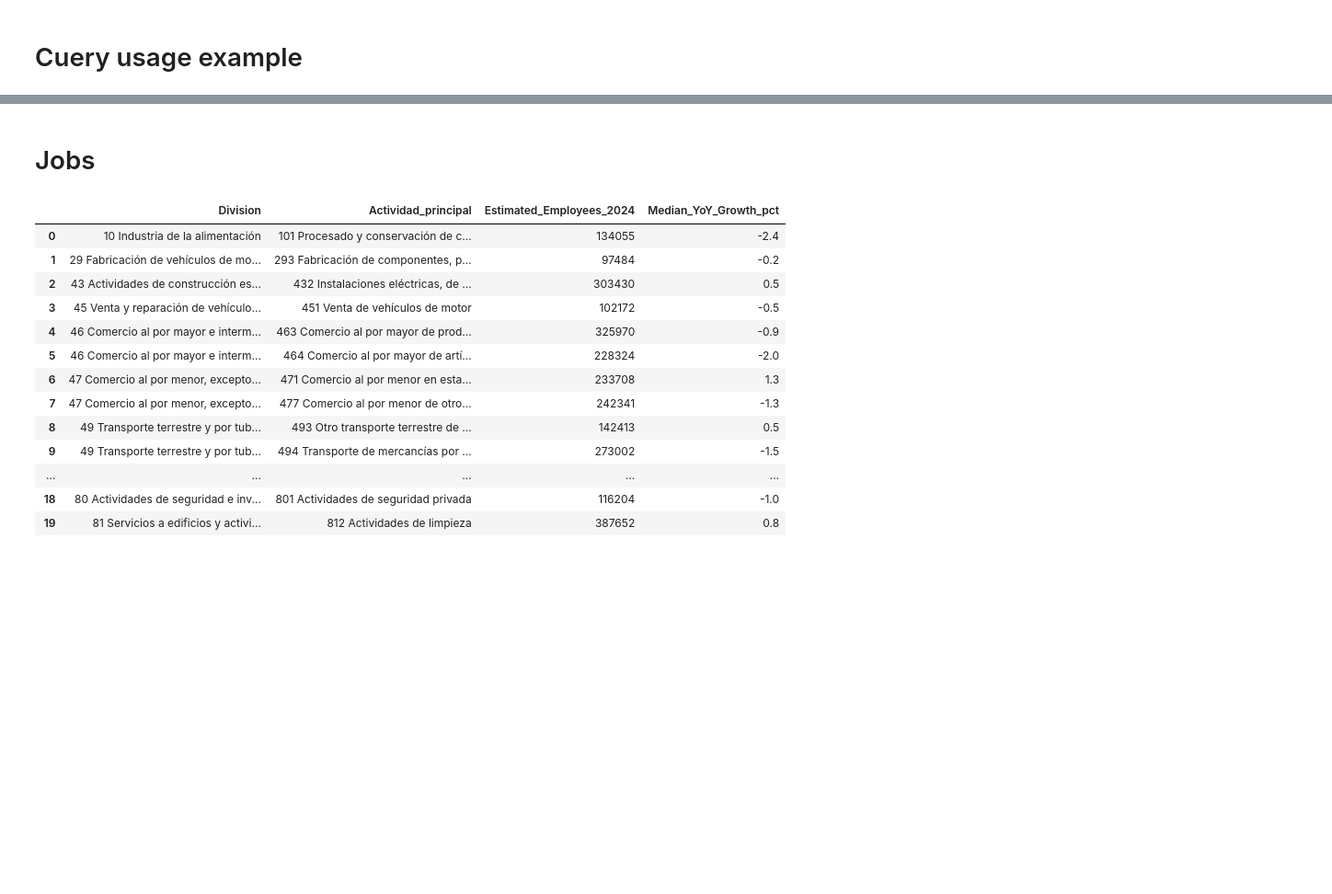
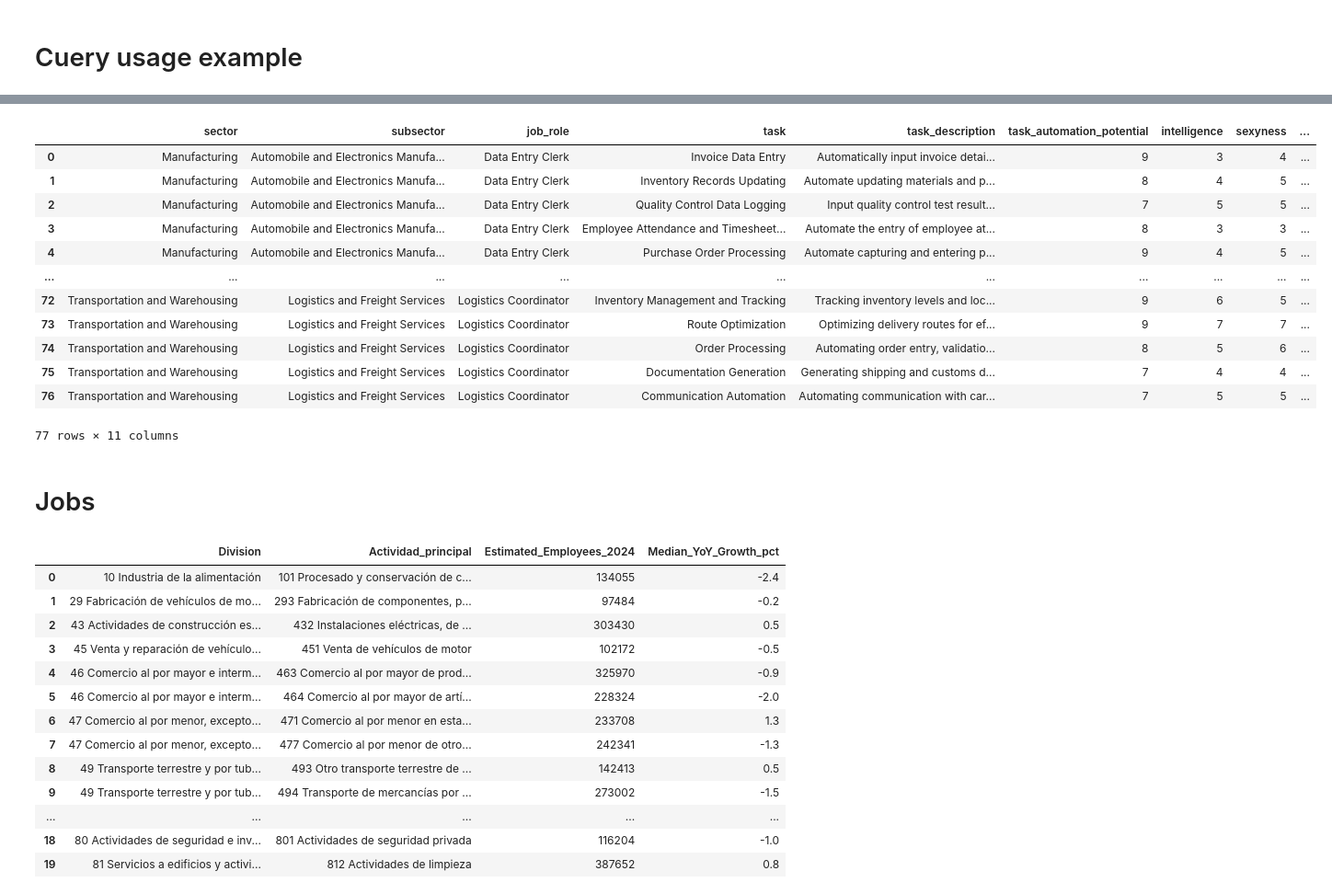
Before and after one commit to graphext/cuery, a Jupyter notebook: notebooks/examples.ipynb, the cells around one changed output, grey strips where cells are left out. Shown at 92% size. Drawn from its saved outputs; the diff is of its cells as text; code cells hidden in the pictures; blank space fills up the shorter version.

Commit message:
More robust chains with and without prompt context.

```diff
--- a/notebooks/examples.ipynb
+++ b/notebooks/examples.ipynb
@@ -14,0 +18,5 @@ GDRIVE = Path("~/Google Drive/Shared drives/Solutions").expanduser()
+# %%
+chain = task.Chain(CountrySectors, DirceJobs, DirceTasks)
+result = await chain({"country": "Spain"}, model="gpt-4.1-mini", n_concurrent=20)
+result
+# %% [output]
@@ -15,3 +27,16 @@ GDRIVE = Path("~/Google Drive/Shared drives/Solutions").expanduser()
+|  | sector | subsector | job_role | task | task_description | task_automation_potential | intelligence | sexyness | ... |
+| 0 | Manufacturing | Automobile and Electronics Manufa... | Data Entry Clerk | Invoice Data Entry | Automatically input invoice detai... | 9 | 3 | 4 | ... |
+| 1 | Manufacturing | Automobile and Electronics Manufa... | Data Entry Clerk | Inventory Records Updating | Automate updating materials and p... | 8 | 4 | 5 | ... |
+| 2 | Manufacturing | Automobile and Electronics Manufa... | Data Entry Clerk | Quality Control Data Logging | Input quality control test result... | 7 | 5 | 5 | ... |
+| 3 | Manufacturing | Automobile and Electronics Manufa... | Data Entry Clerk | Employee Attendance and Timesheet... | Automate the entry of employee at... | 8 | 3 | 3 | ... |
+| 4 | Manufacturing | Automobile and Electronics Manufa... | Data Entry Clerk | Purchase Order Processing | Automate capturing and entering p... | 9 | 4 | 5 | ... |
+| ... | ... | ... | ... | ... | ... | ... | ... | ... | ... |
+| 72 | Transportation and Warehousing | Logistics and Freight Services | Logistics Coordinator | Inventory Management and Tracking | Tracking inventory levels and loc... | 9 | 6 | 5 | ... |
+| 73 | Transportation and Warehousing | Logistics and Freight Services | Logistics Coordinator | Route Optimization | Optimizing delivery routes for ef... | 9 | 7 | 7 | ... |
+| 74 | Transportation and Warehousing | Logistics and Freight Services | Logistics Coordinator | Order Processing | Automating order entry, validatio... | 8 | 5 | 6 | ... |
+| 75 | Transportation and Warehousing | Logistics and Freight Services | Logistics Coordinator | Documentation Generation | Generating shipping and customs d... | 7 | 4 | 4 | ... |
+| 76 | Transportation and Warehousing | Logistics and Freight Services | Logistics Coordinator | Communication Automation | Automating communication with car... | 7 | 5 | 5 | ... |
+77 rows × 11 columns
 # %% [markdown]
 # Jobs
 # %%
```
Also changed, not shown: parts of 3 cells of this notebook, 6 other files.
